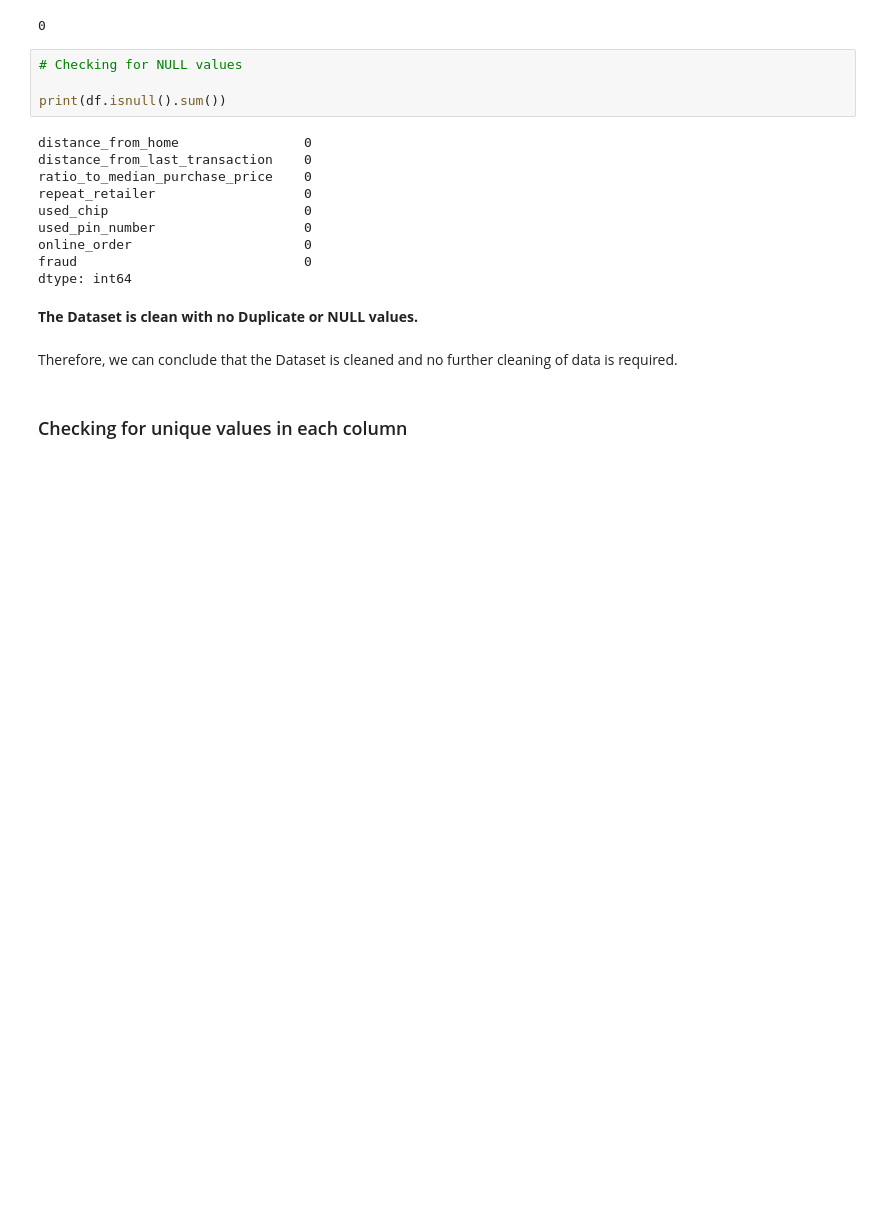
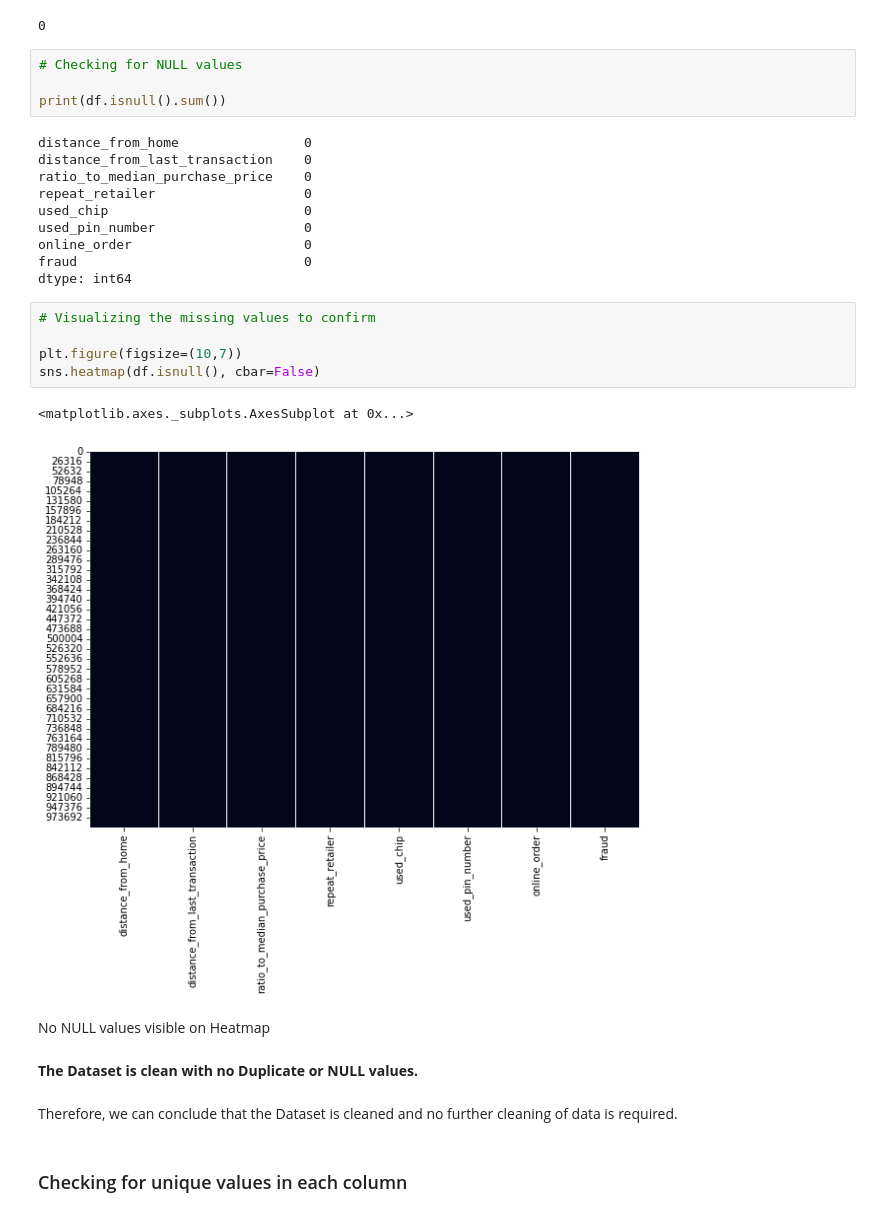
Before and after one commit to rajathAgalkote/CreditCard_Fraud_Detection, a Jupyter notebook: Rajathadri_CreditCard_Fraud_Detection.ipynb, the cells around one changed output. Cells and saved outputs as stored; diff of their text form; blank space fills up the shorter version.

```diff
--- a/Rajathadri_CreditCard_Fraud_Detection.ipynb
+++ b/Rajathadri_CreditCard_Fraud_Detection.ipynb
@@ -132,6 +164,16 @@ used_pin_number                   0
 online_order                      0
 fraud                             0
 dtype: int64
+# %%
+# Visualizing the missing values to confirm
+
+plt.figure(figsize=(10,7))
+sns.heatmap(df.isnull(), cbar=False)
+# %% [output]
+<matplotlib.axes._subplots.AxesSubplot at 0x...>
+[figure, added]
+# %% [markdown]
+No NULL values visible on Heatmap
 # %% [markdown]
 **The Dataset is clean with no Duplicate or NULL values.**
 # %% [markdown]
```
Also changed, not shown: parts of 22 cells of this notebook.
